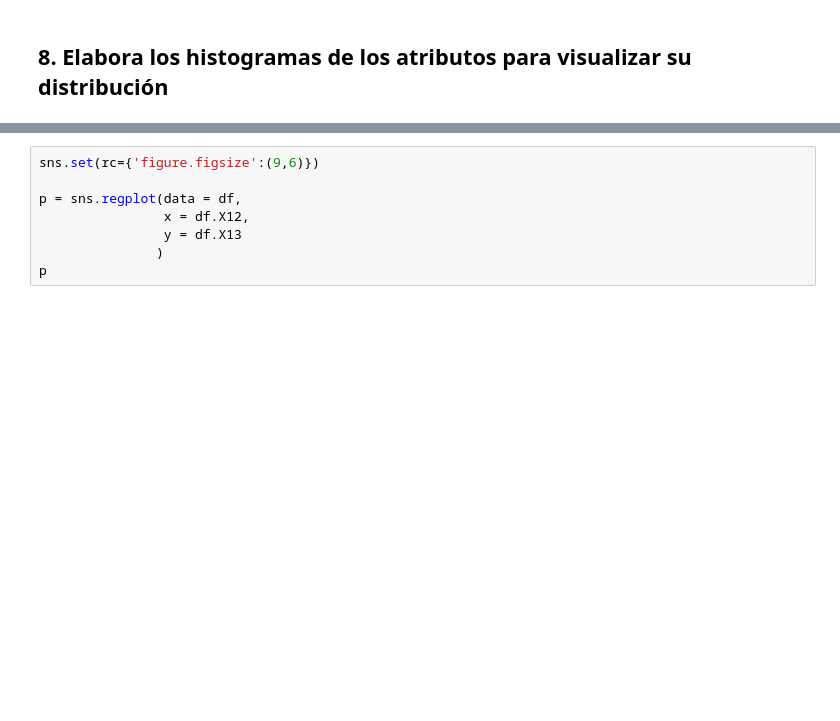
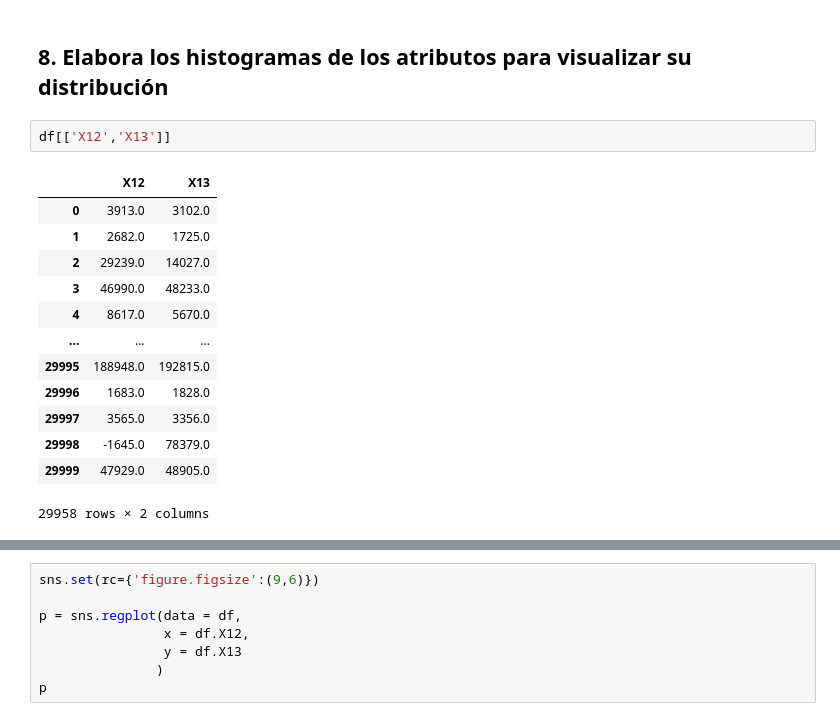
Before and after one commit to PosgradoMNA/actividades-de-aprendizaje-rzunick, a Jupyter notebook: Semana_7_Actividad_2_Visualización_Ronald_Zuniga_A01686240.ipynb, the cells around one changed output, grey strips where cells are left out. Cells and saved outputs as stored; diff of their text form; blank space fills up the shorter version.

```diff
--- a/Semana_7_Actividad_2_Visualización_Ronald_Zuniga_A01686240.ipynb
+++ b/Semana_7_Actividad_2_Visualización_Ronald_Zuniga_A01686240.ipynb
@@ -399,3 +399,19 @@ ndf.corr().round(2)
 | X13 | 0.95 | 1.00 |
 # %% [markdown]
 ## 8. Elabora los histogramas de los atributos para visualizar su distribución
+# %%
+df[['X12','X13']]
+# %% [output]
+|  | X12 | X13 |
+| 0 | 3913.0 | 3102.0 |
+| 1 | 2682.0 | 1725.0 |
+| 2 | 29239.0 | 14027.0 |
+| 3 | 46990.0 | 48233.0 |
+| 4 | 8617.0 | 5670.0 |
+| ... | ... | ... |
+| 29995 | 188948.0 | 192815.0 |
+| 29996 | 1683.0 | 1828.0 |
+| 29997 | 3565.0 | 3356.0 |
+| 29998 | -1645.0 | 78379.0 |
+| 29999 | 47929.0 | 48905.0 |
+29958 rows × 2 columns
```
Also changed, not shown: parts of 3 cells of this notebook.
